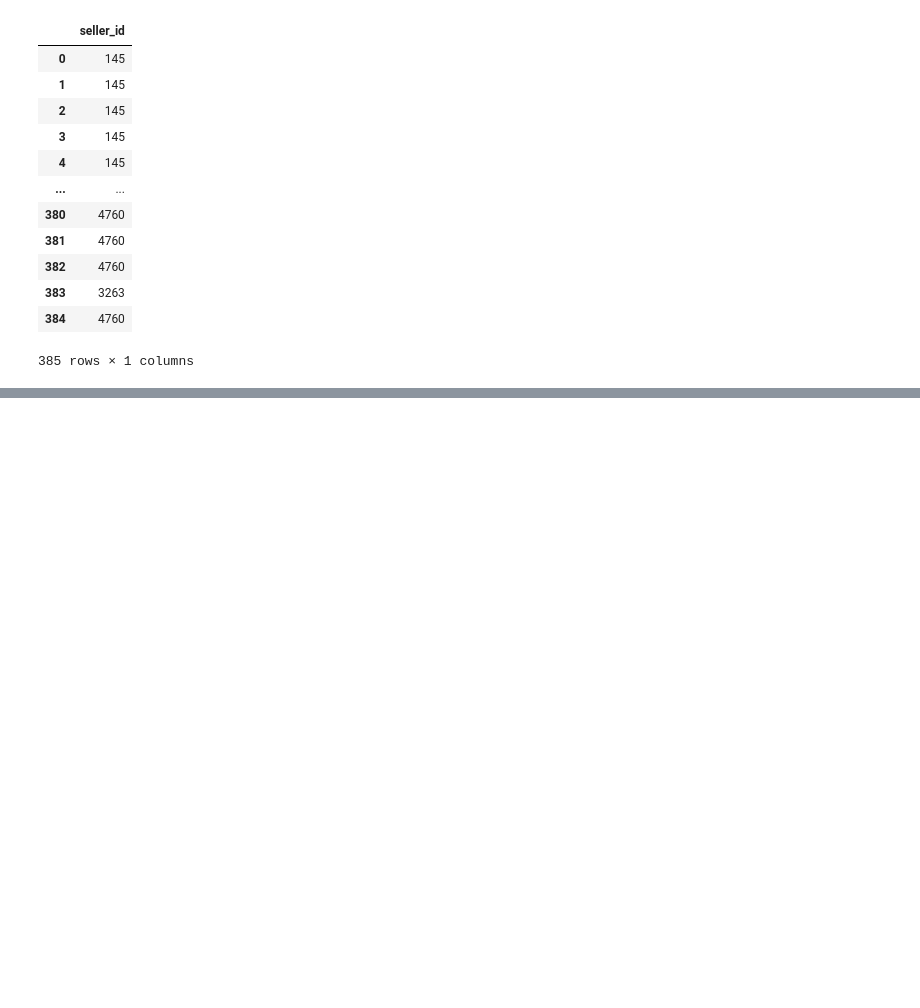
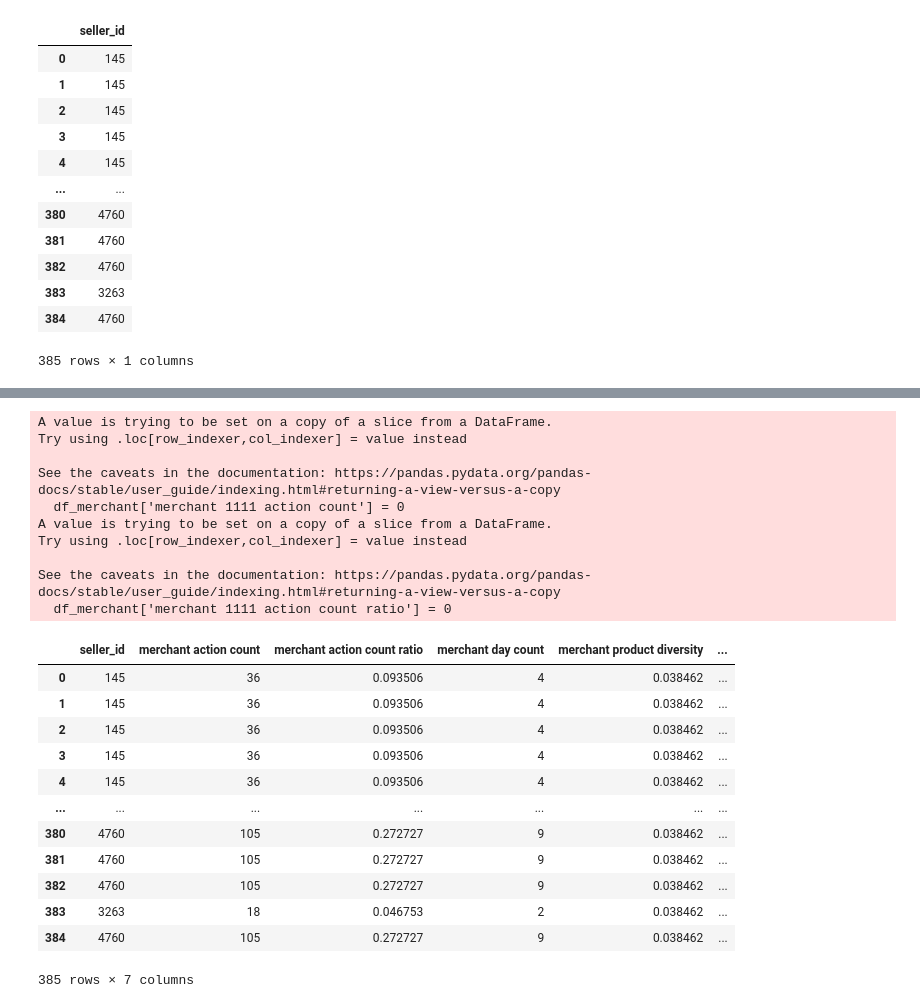
Before and after one commit to MrAlphalfa97/CECS_550, a Jupyter notebook: data_format1/Merchant Profile.ipynb, the cells around one changed output, grey strips where cells are left out. Drawn from its saved outputs; the diff is of its cells as text; code cells hidden in the pictures; blank space fills up the shorter version.

```diff
--- a/data_format1/Merchant Profile.ipynb
+++ b/data_format1/Merchant Profile.ipynb
@@ -61,0 +391,9 @@ df_user
+# %%
+actions_11 = {}
+
+# go through user_seller sub-dataframe and split entries by user_id:seller_id
+for index, row in df_11.iterrows():
+    if row['seller_id'] not in actions_11:
+        # there may be multiple entries, so default with an empty list
+        actions_11[row["seller_id"]] = []
+    actions_11[row["seller_id"]].append(row["action_type"])
@@ -61,0 +423,5 @@ df_user
+# %%
+action_count_11 = {}
+for key in actions_11.keys():
+    action_count_11[key] = len(actions_11[key])
+action_count_11
@@ -61,0 +447,3 @@ df_user
+# %%
+total_action_count_11 = sum(action_count_11.values())
+total_action_count_11
@@ -61,0 +452,5 @@ df_user
+# %%
+action_count_ratio_11 = {}
+for key in action_count_11:
+    action_count_ratio_11[key] = action_count_11[key]/total_action_count_11
+action_count_ratio_11
@@ -61,0 +476,34 @@ df_user
+# %%
+df_merchant['merchant 1111 action count'] = 0
+df_merchant['merchant 1111 action count ratio'] = 0
+for index,row in df_merchant.iterrows():
+        if row['seller_id'] in action_count_11.keys():
+            df_merchant.at[index, 'merchant 1111 action count'] = action_count_11[row['seller_id']]
+        if row['seller_id'] in action_count_ratio_11.keys():
+            df_merchant.at[index, 'merchant 1111 action count ratio'] = action_count_ratio_11[row['seller_id']]
+
+df_merchant
+# %% [output]
+A value is trying to be set on a copy of a slice from a DataFrame.
+Try using .loc[row_indexer,col_indexer] = value instead
+
+See the caveats in the documentation: https://pandas.pydata.org/pandas-docs/stable/user_guide/indexing.html#returning-a-view-versus-a-copy
+  df_merchant['merchant 1111 action count'] = 0
+A value is trying to be set on a copy of a slice from a DataFrame.
+Try using .loc[row_indexer,col_indexer] = value instead
+
+See the caveats in the documentation: https://pandas.pydata.org/pandas-docs/stable/user_guide/indexing.html#returning-a-view-versus-a-copy
+  df_merchant['merchant 1111 action count ratio'] = 0
+|  | seller_id | merchant action count | merchant action count ratio | merchant day count | merchant product diversity | ... |
+| 0 | 145 | 36 | 0.093506 | 4 | 0.038462 | ... |
+| 1 | 145 | 36 | 0.093506 | 4 | 0.038462 | ... |
+| 2 | 145 | 36 | 0.093506 | 4 | 0.038462 | ... |
+| 3 | 145 | 36 | 0.093506 | 4 | 0.038462 | ... |
+| 4 | 145 | 36 | 0.093506 | 4 | 0.038462 | ... |
+| ... | ... | ... | ... | ... | ... | ... |
+| 380 | 4760 | 105 | 0.272727 | 9 | 0.038462 | ... |
+| 381 | 4760 | 105 | 0.272727 | 9 | 0.038462 | ... |
+| 382 | 4760 | 105 | 0.272727 | 9 | 0.038462 | ... |
+| 383 | 3263 | 18 | 0.046753 | 2 | 0.038462 | ... |
+| 384 | 4760 | 105 | 0.272727 | 9 | 0.038462 | ... |
+385 rows × 7 columns
```
Also changed, not shown: parts of 34 cells of this notebook.
